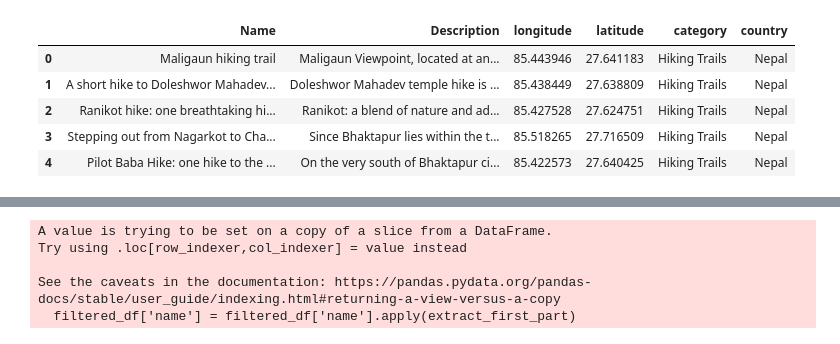
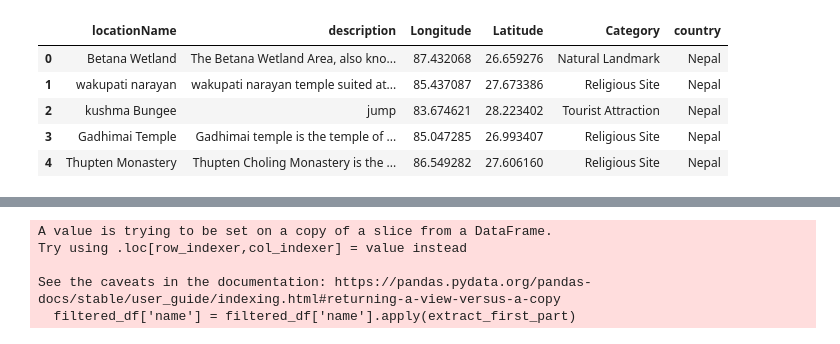
Before and after one commit to sushilashrestha/Tourist-Attraction-Recommendation-System, a Jupyter notebook: Notebook/dataset_cleaning.ipynb, the cells around one changed output, grey strips where cells are left out. Drawn from its saved outputs; the diff is of its cells as text; code cells hidden in the pictures.

```diff
--- a/Notebook/dataset_cleaning.ipynb
+++ b/Notebook/dataset_cleaning.ipynb
@@ -113,0 +152,2 @@ Data has been saved to 'coordinates.pkl'
+# %%
+df['Description'] = descriptions
@@ -124,3 +189,23 @@ Longitudes: 50
 # %%
 df['latitude'] = latitudes
 df['longitude'] = longitudes
+# %%
+def generate_description(row):
+    entrance_fee = "free" if row['Entrance Fee in INR'] == 0 else f"₹{row['Entrance Fee in INR']}"
+    dslr_info = "DSLR cameras are allowed" if row['DSLR Allowed'] == "Yes" else "DSLR cameras are not allowed"
+
+    description = (
+        f"{row['Name']} is a renowned {row['Type']} located in the {row['Zone']} zone of {row['State']}, {row['City']}. "
+        f"Established in {row['Establishment Year']}, it holds {row['Significance']} significance. "
+        f"It is rated {row['Google review rating']} stars on Google, with approximately {row['Number of google review in lakhs']} lakh reviews. "
+        f"Visitors typically spend around {row['time needed to visit in hrs']} hours exploring this site. "
+        f"The entrance fee is {entrance_fee}, and {dslr_info}. "
+        f"The best time to visit is during the {row['Best Time to visit']}."
+    )
+    return description
+# %%
+# Generate descriptions and add them to the DataFrame
+df["Description"] = df.apply(generate_description, axis=1)
+
+# Display the descriptions
+print(df["Description"])
@@ -127,3 +225,4 @@ df['longitude'] = longitudes
 # %%
-df['country'] = ['Nepal'] * len(longitudes)
-df['category'] = ['Hiking Trails'] * len(longitudes)
+df['country'] = ['Nepal'] * 349
+# df['category'] = ['Hiking Trails'] * len(longitudes)
+df.info()
@@ -130,13 +250,13 @@ df['category'] = ['Hiking Trails'] * len(longitudes)
 # %%
-filtered_df = df[['Name', 'Description', 'longitude', 'latitude','category', 'country']]
+filtered_df = df[['locationName', 'description', 'Longitude', 'Latitude','Category', 'country']]
 filtered_df.head()
 # %% [output]
-|  | Name | Description | longitude | latitude | category | country |
-| 0 | Maligaun hiking trail | Maligaun Viewpoint, located at an... | 85.443946 | 27.641183 | Hiking Trails | Nepal |
-| 1 | A short hike to Doleshwor Mahadev... | Doleshwor Mahadev temple hike is ... | 85.438449 | 27.638809 | Hiking Trails | Nepal |
-| 2 | Ranikot hike: one breathtaking hi... | Ranikot: a blend of nature and ad... | 85.427528 | 27.624751 | Hiking Trails | Nepal |
-| 3 | Stepping out from Nagarkot to Cha... | Since Bhaktapur lies within the t... | 85.518265 | 27.716509 | Hiking Trails | Nepal |
-| 4 | Pilot Baba Hike: one hike to the ... | On the very south of Bhaktapur ci... | 85.422573 | 27.640425 | Hiking Trails | Nepal |
+|  | locationName | description | Longitude | Latitude | Category | country |
+| 0 | Betana Wetland | The Betana Wetland Area, also kno... | 87.432068 | 26.659276 | Natural Landmark | Nepal |
+| 1 | wakupati narayan | wakupati narayan temple suited at... | 85.437087 | 27.673386 | Religious Site | Nepal |
+| 2 | kushma Bungee | jump | 83.674621 | 28.223402 | Tourist Attraction | Nepal |
+| 3 | Gadhimai Temple | Gadhimai temple is the temple of ... | 85.047285 | 26.993407 | Religious Site | Nepal |
+| 4 | Thupten Monastery | Thupten Choling Monastery is the ... | 86.549282 | 27.606160 | Religious Site | Nepal |
 # %%
 filtered_df.columns = ['name','description', 'longitude', 'latitude', 'category','country']
 filtered_df
```
Also changed, not shown: parts of 24 cells of this notebook, 4 other files.
